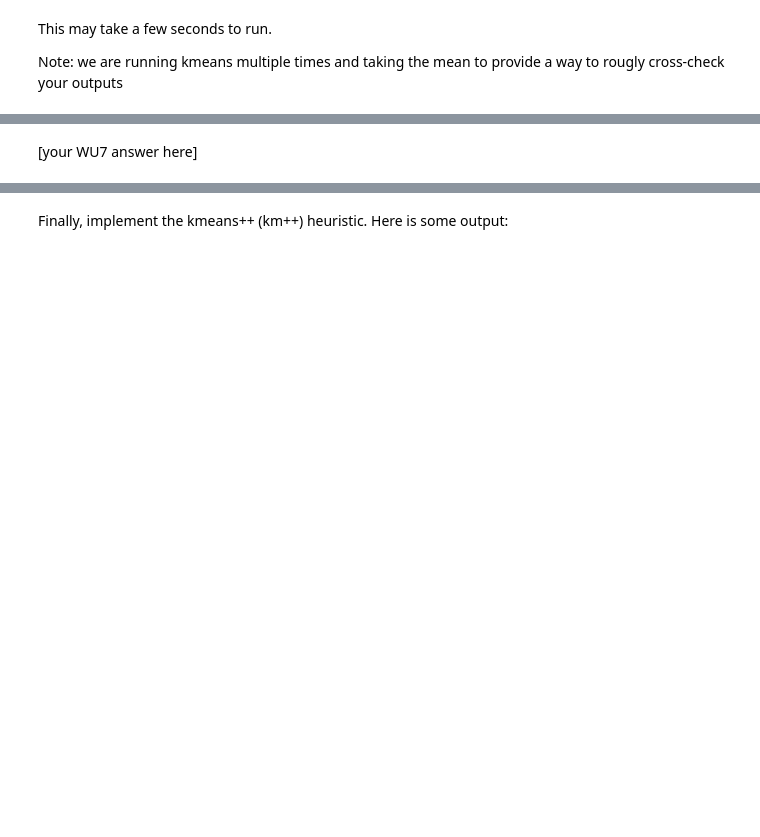
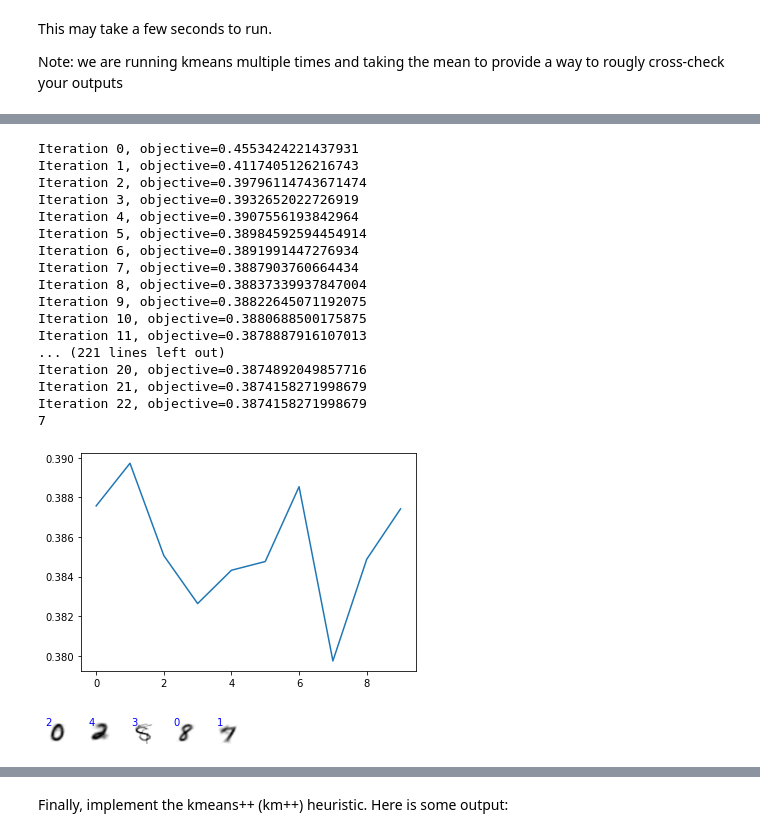
Before and after one commit to Rhernandez513/Intro_to_Machine_Learning, a Jupyter notebook: hw4/hw4.ipynb, the cells around one changed output, grey strips where cells are left out. Cells and saved outputs as stored; diff of their text form; code cells hidden in the pictures; blank space fills up the shorter version.

```diff
--- a/hw4/hw4.ipynb
+++ b/hw4/hw4.ipynb
@@ -606,2 +757,42 @@ plot the digits.  Are you able to see all digits here?
-# %% [markdown]
-[your WU7 answer here]
+# %%
+# [your WU7 code here]
+
+finalObj = []
+for rep in range(10):
+    np.random.seed(1234 + rep)
+    mu0 = clustering.initialize_clusters(X, 20, 'ffh')
+    (mu,z,obj) = clustering.kmeans(X, mu0, doPlot=False)
+    finalObj.append(obj[-1])
+
+desc = np.argsort(finalObj)[::-1]
+min_idx = np.where(finalObj == np.amin(finalObj))[0][0]
+print(min_idx)
+
+mu1 = mu[min_idx:min_idx+5,:]
+
+s = []
+for idx, val in enumerate(desc):
+    s.append(finalObj[idx])
+plot(s)
+show(block=False)
+util.drawDigits(mu1, arange(10))
+# %% [output]
+Iteration 0, objective=0.4553424221437931
+Iteration 1, objective=0.4117405126216743
+Iteration 2, objective=0.39796114743671474
+Iteration 3, objective=0.3932652022726919
+Iteration 4, objective=0.3907556193842964
+Iteration 5, objective=0.38984592594454914
+Iteration 6, objective=0.3891991447276934
+Iteration 7, objective=0.3887903760664434
+Iteration 8, objective=0.38837339937847004
+Iteration 9, objective=0.38822645071192075
+Iteration 10, objective=0.3880688500175875
+Iteration 11, objective=0.3878887916107013
+... (221 lines left out)
+Iteration 20, objective=0.3874892049857716
+Iteration 21, objective=0.3874158271998679
+Iteration 22, objective=0.3874158271998679
+7
+[figure, added]
+[figure, added]
```
Also changed, not shown: parts of 10 cells of this notebook.
